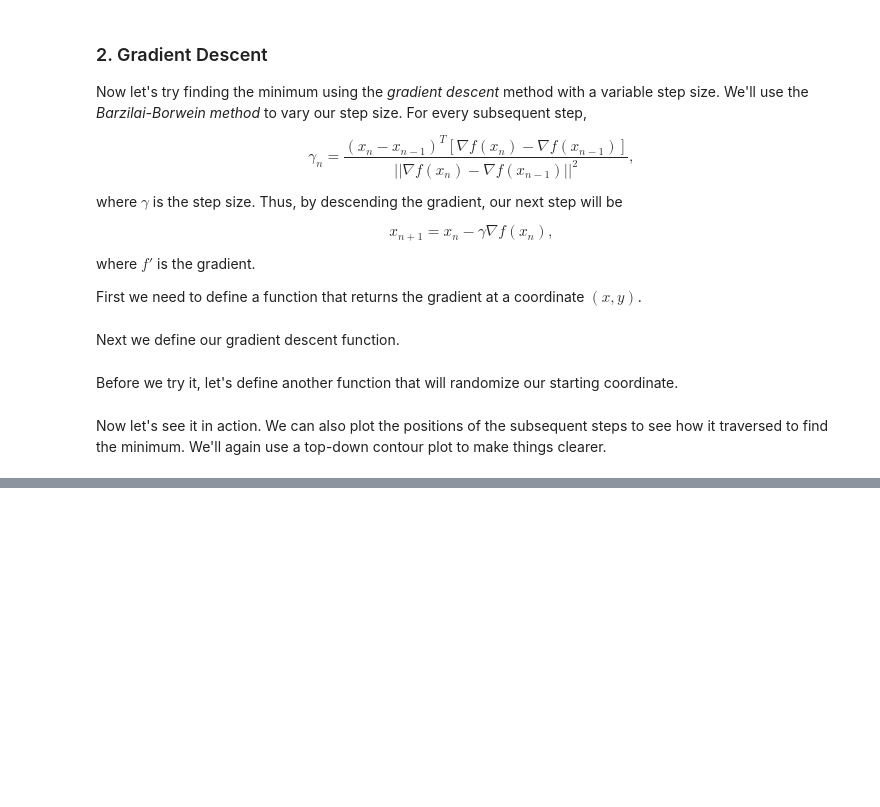
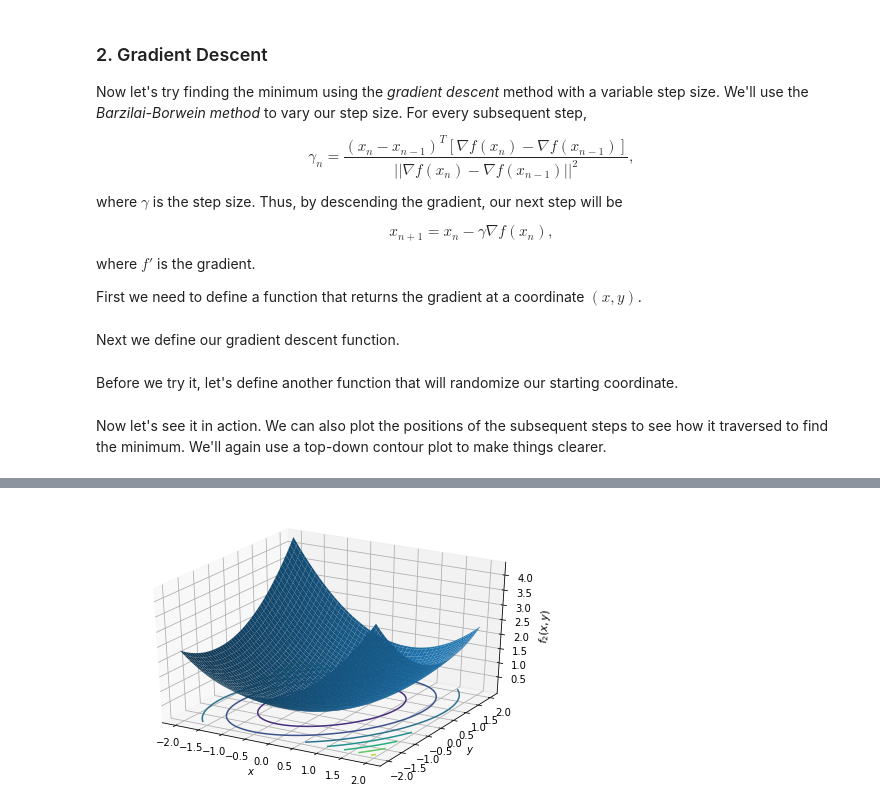
Before and after one commit to sabaronett/2017-cmp, a Jupyter notebook: homework/Baronett_hw09.ipynb, the cells around one changed output, grey strips where cells are left out. Cells and saved outputs as stored; diff of their text form; code cells hidden in the pictures; blank space fills up the shorter version.

```diff
--- a/homework/Baronett_hw09.ipynb
+++ b/homework/Baronett_hw09.ipynb
@@ -277,0 +289,29 @@ and 10 steps.
+# %%
+import numpy as np
+
+x_min, x_max = -2, 2  # range of x
+y_min, y_max = -2, 2  # range of y
+
+def f2(x, y):
+    return 1/2*x**2 + 1/3*y**2 - x*y/4
+
+nx = np.linspace(x_min,x_max,100)
+ny = np.linspace(y_min,y_max,100)
+x,y = np.meshgrid(nx,ny)
+z = f2(x, y)
+# %%
+import matplotlib.pyplot as plt
+from mpl_toolkits.mplot3d import Axes3D
+from matplotlib import animation, rc
+from IPython.display import HTML
+
+fig = plt.figure(figsize=[8,5])
+ax = fig.gca(projection='3d', aspect="auto")
+ax.plot_surface(x,y,z, alpha=1.0)
+cset = ax.contour(x,y,z, zdir='z', offset=0)
+ax.set_xlabel('$x$')
+ax.set_ylabel('$y$')
+ax.set_zlabel('$f_2(x,y)$')
+plt.show()
+# %% [output]
+[figure, added]
```
Also changed, not shown: parts of 20 cells of this notebook.
